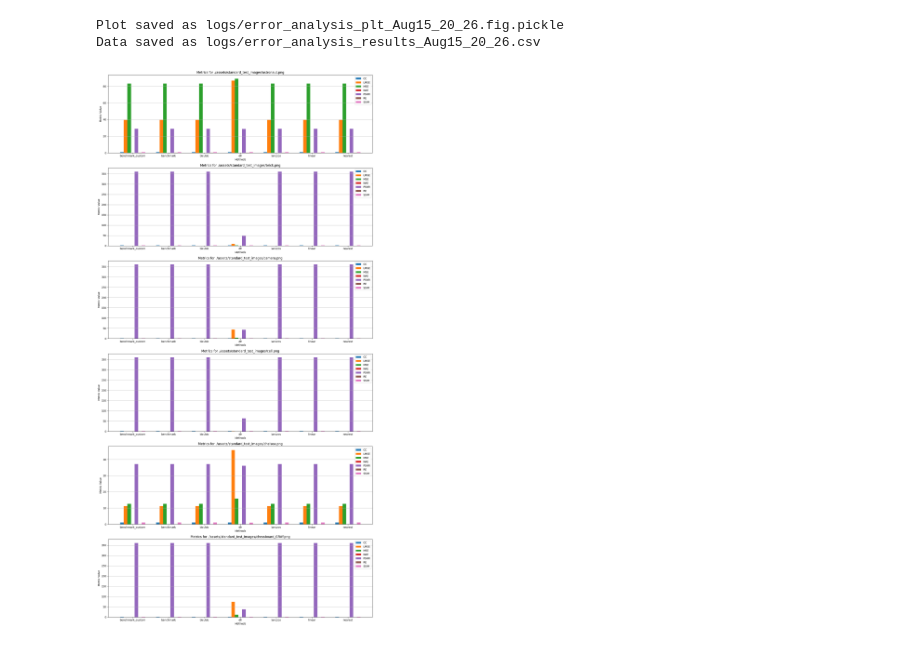
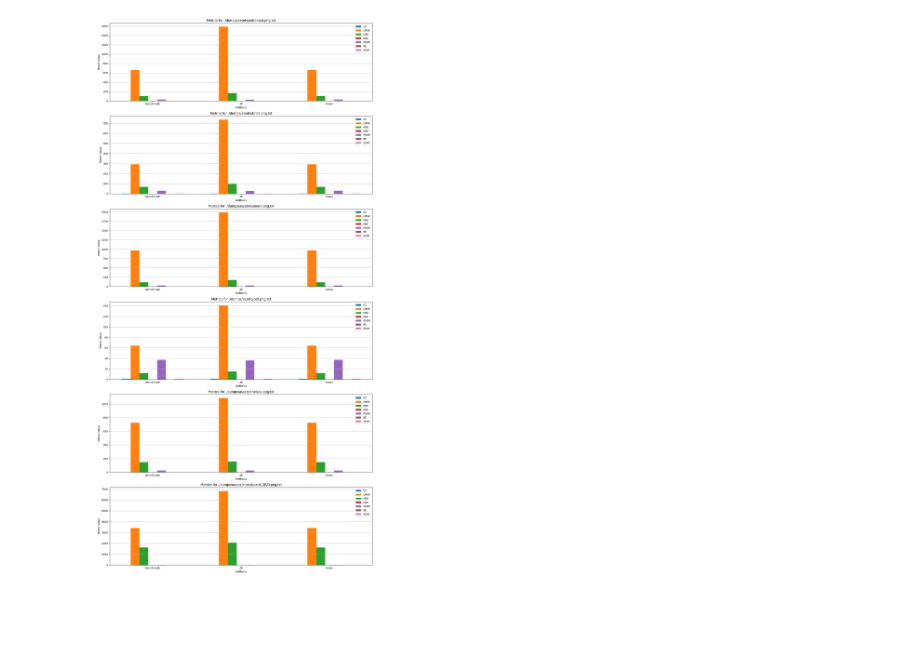
Before and after one commit to BillyDoesDev/fast-image-rotation, a Jupyter notebook: error_tests.ipynb, the cells around one changed output. Drawn from its saved outputs; the diff is of its cells as text; code cells hidden in the pictures; blank space fills up the shorter version.

Commit message:
a lot of changes; found new bugs in code - high LMSE scores

```diff
--- a/error_tests.ipynb
+++ b/error_tests.ipynb
@@ -22,8 +22,8 @@ def psnr(original, processed):
 
 def nae(original, processed):
     # Ensure the images are in floating point format to avoid integer overflow
-    original = original.astype(np.float64)
-    processed = processed.astype(np.float64)
+    # original = original.astype(np.float64)
+    # processed = processed.astype(np.float64)
 
     # Compute the NAE
     numerator = np.sum(np.abs(original - processed))
@@ -86,21 +86,38 @@ results = {
 
 # Process each image and binary
 for img_path in data["input_images"]:
-    original_image = cv2.imread(img_path, cv2.IMREAD_GRAYSCALE)
-    # original_image = Image.open(img_path).convert(mode="L")
+    # original_image = cv2.imread(img_path, cv2.IMREAD_GRAYSCALE)
+    original_image = np.loadtxt(img_path).astype(np.float64)
 
     for method in results[img_path]["methods"]:
-        out_path = os.path.join(f"./outputs/{method}__b_{img_path.split('/')[-1]}")
-        processed_image = cv2.imread(out_path, cv2.IMREAD_GRAYSCALE)
-        # processed_image = Image.open(out_path).convert(mode="L")
+        # out_path = os.path.join(f"./outputs/{method}__b_{img_path.split('/')[-1]}")
+        out_path = os.path.join(f"./dumps/out/{method}__b_{img_path.split('/')[-1]}")
+        # processed_image = cv2.imread(out_path, cv2.IMREAD_GRAYSCALE)
+        processed_image = np.loadtxt(out_path).astype(np.float64)
 
-        results[img_path]["PSNR"].append(psnr(original_image, processed_image))
-        results[img_path]["NAE"].append(nae(original_image, processed_image))
-        results[img_path]["CC"].append(cc(original_image, processed_image))
-        results[img_path]["LMSE"].append(lmse(original_image, processed_image))
-        results[img_path]["MSE"].append(mse(original_image, processed_image))
-        results[img_path]["RE"].append(re(original_image, processed_image))
-        results[img_path]["SSIM"].append(ssim(original_image, processed_image))
+        # print(original_image.shape, processed_image.shape)
+        max_w = max(original_image.shape[0], processed_image.shape[0])
+        max_h = max(original_image.shape[1], processed_image.shape[1])
+
+        target_shape = (max_w, max_h)
+        og_new = np.zeros(target_shape)
+        og_new[:original_image.shape[0], :original_image.shape[1]] = original_image
+
+        processed_new = np.zeros(target_shape)
+        processed_new[:processed_image.shape[0], :processed_image.shape[1]] = processed_image
+
+        # print(og_new.shape, processed_new.shape)
+        # if original_image.shape != processed_image.shape:
+        #     raise ValueError("The two images must have the same dimensions")
+
+        results[img_path]["PSNR"].append(psnr(og_new, processed_new))
+        results[img_path]["NAE"].append(nae(og_new, processed_new))
+        results[img_path]["CC"].append(cc(og_new, processed_new))
+        results[img_path]["LMSE"].append(lmse(og_new, processed_new))
+        results[img_path]["MSE"].append(mse(og_new, processed_new))
+        results[img_path]["RE"].append(re(og_new, processed_new))
+        results[img_path]["SSIM"].append(ssim(og_new, processed_new, data_range=og_new.max() - og_new.min()))
+        # print(f"comparing {img_path} and {out_path}")
 
 
 metrics = ["CC", "LMSE", "MSE", "NAE", "PSNR", "RE", "SSIM"]
@@ -161,3 +178 @@ libpng warning: iCCP: known incorrect sRGB profile
-Plot saved as logs/error_analysis_plt_Aug15_20_26.fig.pickle
-Data saved as logs/error_analysis_results_Aug15_20_26.csv
-[figure, old version]
+[figure, new version]
```
Also changed, not shown: parts of 7 cells of this notebook, 5 other files.
